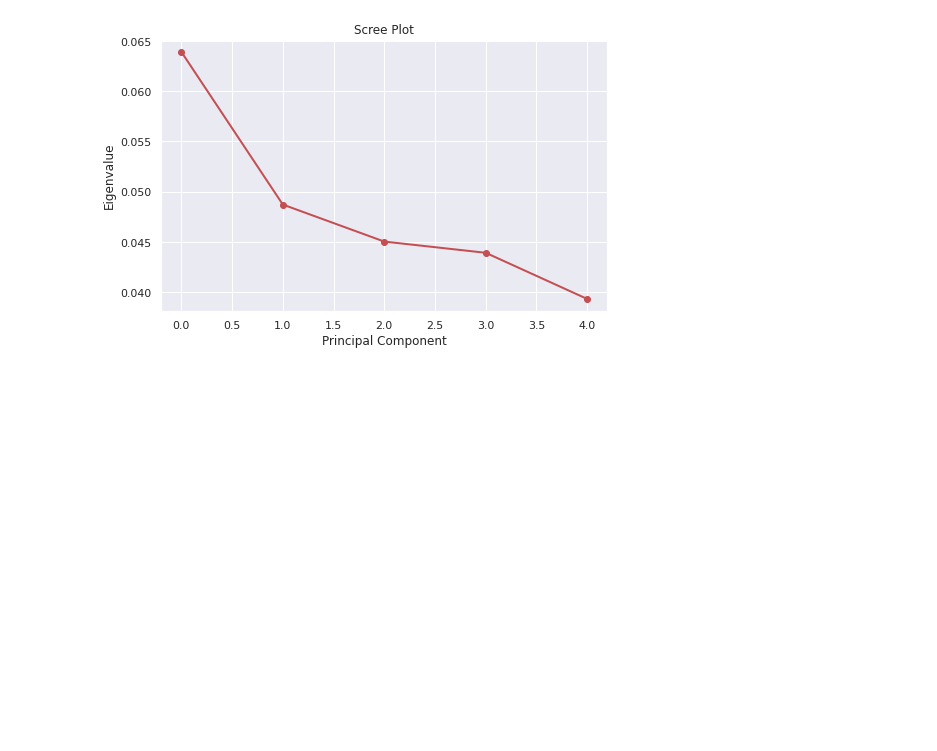
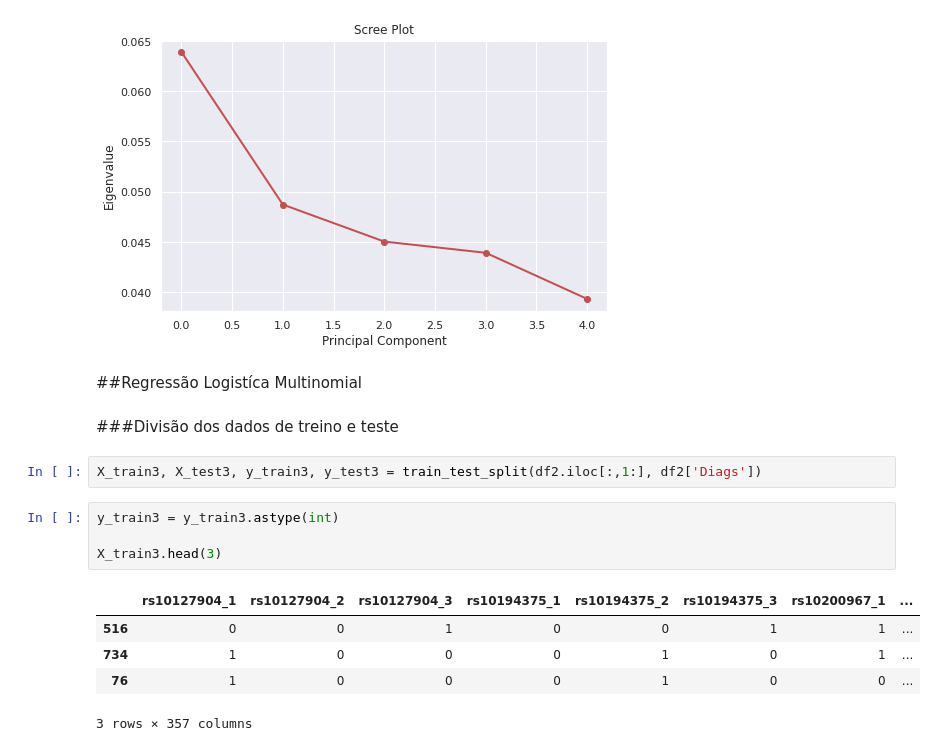
Before and after one commit to julianafalves/ic, a Jupyter notebook: Códigos/Treinamentos/RegressãoLogistica.ipynb, the cells around one changed output. Cells and saved outputs as stored; diff of their text form; blank space fills up the shorter version.

```diff
--- a/Códigos/Treinamentos/RegressãoLogistica.ipynb
+++ b/Códigos/Treinamentos/RegressãoLogistica.ipynb
@@ -572,3 +539,19 @@ plt.ylabel('Eigenvalue')
 plt.show()
 # %% [output]
 [figure]
+# %% [markdown]
+##Regressão Logistíca Multinomial
+# %% [markdown]
+###Divisão dos dados de treino e teste
+# %%
+X_train3, X_test3, y_train3, y_test3 = train_test_split(df2.iloc[:,1:], df2['Diags'])
+# %%
+y_train3 = y_train3.astype(int)
+
+X_train3.head(3)
+# %% [output]
+|  | rs10127904_1 | rs10127904_2 | rs10127904_3 | rs10194375_1 | rs10194375_2 | rs10194375_3 | rs10200967_1 | ... |
+| 516 | 0 | 0 | 1 | 0 | 0 | 1 | 1 | ... |
+| 734 | 1 | 0 | 0 | 0 | 1 | 0 | 1 | ... |
+| 76 | 1 | 0 | 0 | 0 | 1 | 0 | 0 | ... |
+3 rows × 357 columns
```
Also changed, not shown: parts of 43 cells of this notebook.
